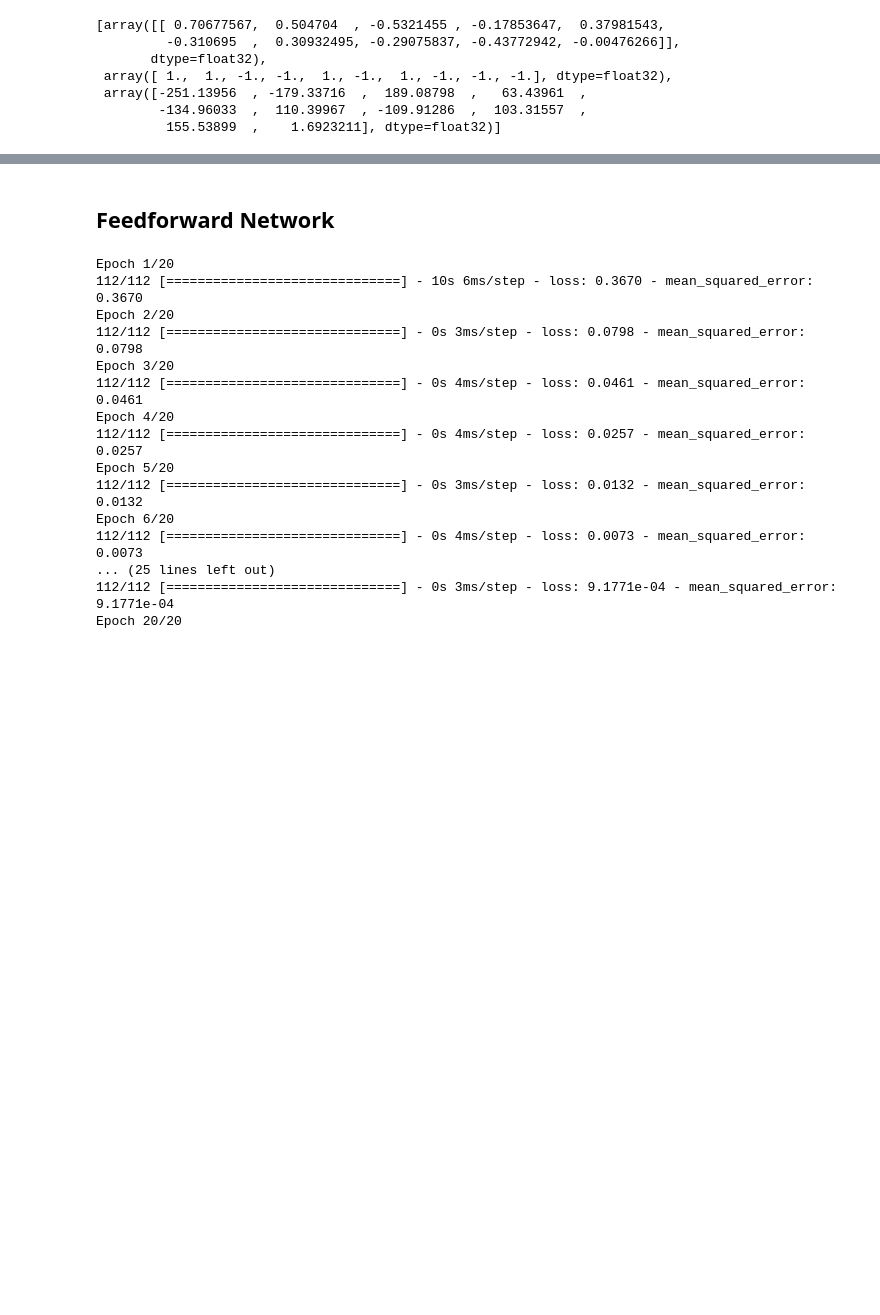
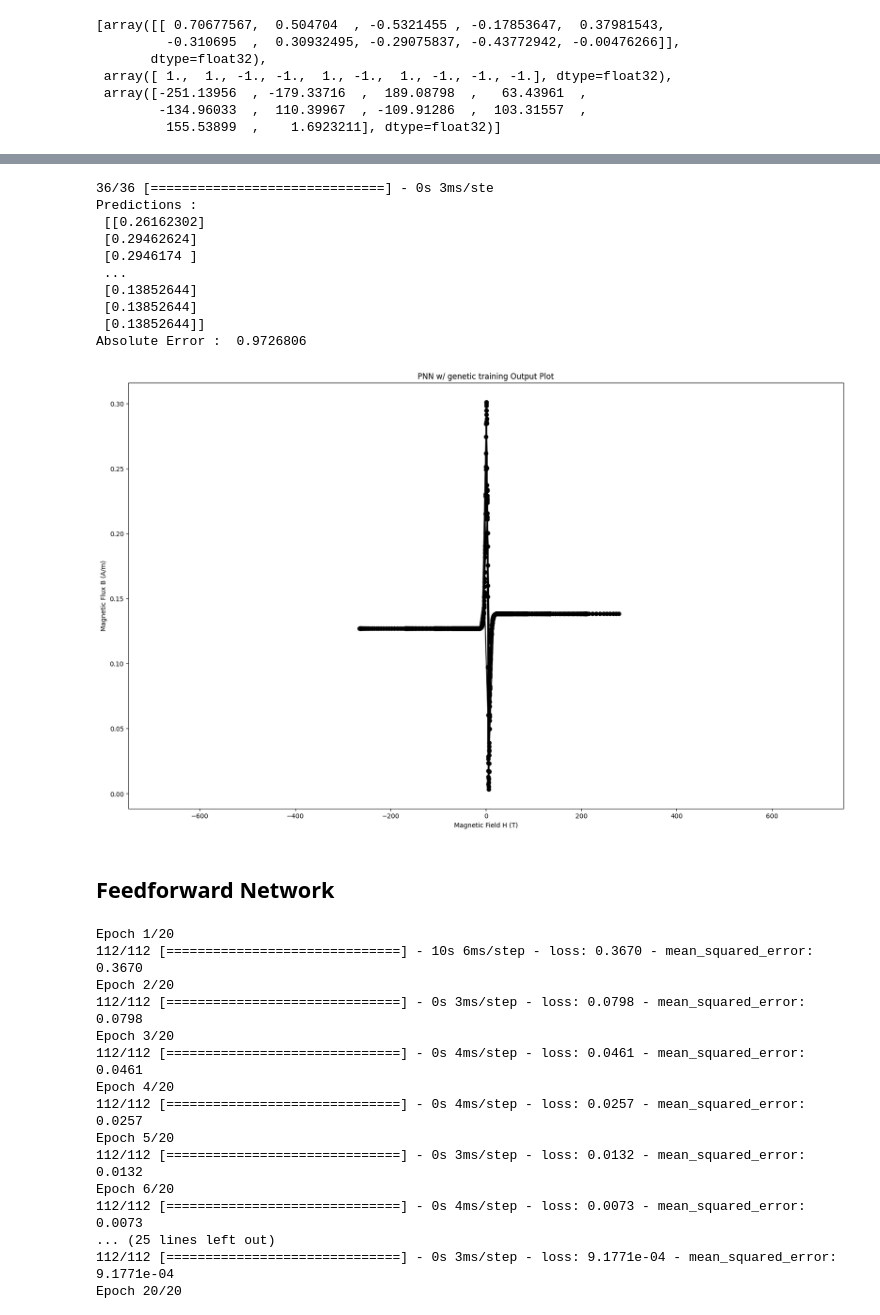
Before and after one commit to david-a-lowther/ecse458_dp20, a Jupyter notebook: test_networks.ipynb, the cells around one changed output, grey strips where cells are left out. Cells and saved outputs as stored; diff of their text form; code cells hidden in the pictures; blank space fills up the shorter version.

```diff
--- a/test_networks.ipynb
+++ b/test_networks.ipynb
@@ -127,3 +277,28 @@ rpnn_model.layers[1].get_weights()
+# %%
+# Fetch the parameters of the best solution.
+best_solution_weights = pygad.kerasga.model_weights_as_matrix(model=ga_model,
+                                                              weights_vector=solution)
+ga_model.set_weights(best_solution_weights)
+predictions = ga_model.predict(p_test_x[0:1152])
+print("Predictions : \n", predictions)
+
+mae = tf.keras.losses.MeanAbsoluteError()
+abs_error = mae(p_test_y[0:1152], predictions).numpy()
+print("Absolute Error : ", abs_error)
+
+plot_predicted(p_test_x[0:1152], predictions[0:1152], "PNN w/ genetic training")
+# %% [output]
+36/36 [==============================] - 0s 3ms/ste
+Predictions :
+ [[0.26162302]
+ [0.29462624]
+ [0.2946174 ]
+ ...
+ [0.13852644]
+ [0.13852644]
+ [0.13852644]]
+Absolute Error :  0.9726806
+[figure, added]
 # %% [markdown]
 ## Feedforward Network
 # %%
```
Also changed, not shown: parts of 10 cells of this notebook, 2 other files.
